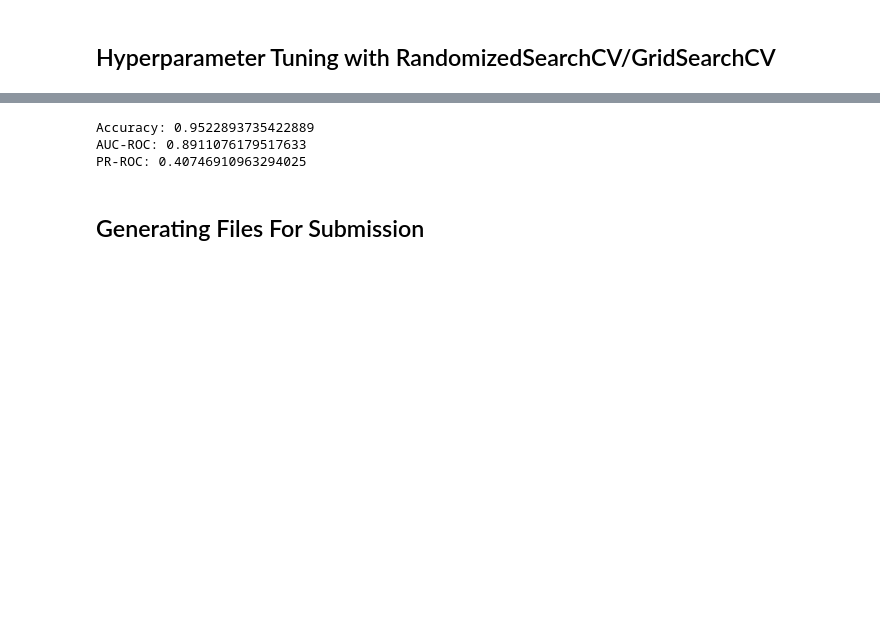
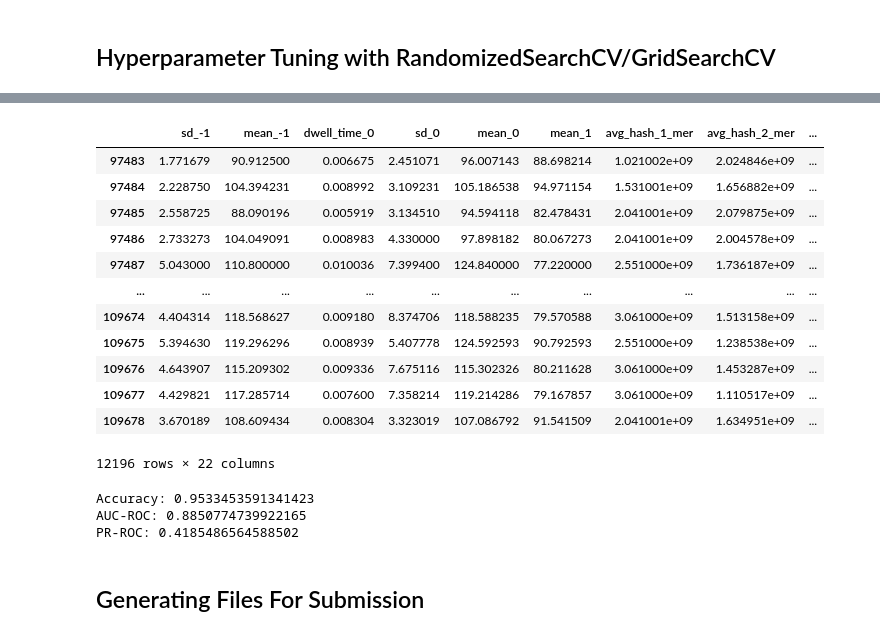
Before and after one commit to luajunan/DSA4262-ateam, a Jupyter notebook: source codes/Model_Training.ipynb, the cells around one changed output, grey strips where cells are left out. Cells and saved outputs as stored; diff of their text form; code cells hidden in the pictures; blank space fills up the shorter version.

```diff
--- a/source codes/Model_Training.ipynb
+++ b/source codes/Model_Training.ipynb
@@ -181,0 +261,16 @@ XGBClassifier(alpha=0.5, base_score=0.5, booster='gbtree',
+# %%
+X_test.iloc[:, rfecv.support_]
+# %% [output]
+|  | sd_-1 | mean_-1 | dwell_time_0 | sd_0 | mean_0 | mean_1 | avg_hash_1_mer | avg_hash_2_mer | ... |
+| 97483 | 1.771679 | 90.912500 | 0.006675 | 2.451071 | 96.007143 | 88.698214 | 1.021002e+09 | 2.024846e+09 | ... |
+| 97484 | 2.228750 | 104.394231 | 0.008992 | 3.109231 | 105.186538 | 94.971154 | 1.531001e+09 | 1.656882e+09 | ... |
+| 97485 | 2.558725 | 88.090196 | 0.005919 | 3.134510 | 94.594118 | 82.478431 | 2.041001e+09 | 2.079875e+09 | ... |
+| 97486 | 2.733273 | 104.049091 | 0.008983 | 4.330000 | 97.898182 | 80.067273 | 2.041001e+09 | 2.004578e+09 | ... |
+| 97487 | 5.043000 | 110.800000 | 0.010036 | 7.399400 | 124.840000 | 77.220000 | 2.551000e+09 | 1.736187e+09 | ... |
+| ... | ... | ... | ... | ... | ... | ... | ... | ... | ... |
+| 109674 | 4.404314 | 118.568627 | 0.009180 | 8.374706 | 118.588235 | 79.570588 | 3.061000e+09 | 1.513158e+09 | ... |
+| 109675 | 5.394630 | 119.296296 | 0.008939 | 5.407778 | 124.592593 | 90.792593 | 2.551000e+09 | 1.238538e+09 | ... |
+| 109676 | 4.643907 | 115.209302 | 0.009336 | 7.675116 | 115.302326 | 80.211628 | 3.061000e+09 | 1.453287e+09 | ... |
+| 109677 | 4.429821 | 117.285714 | 0.007600 | 7.358214 | 119.214286 | 79.167857 | 3.061000e+09 | 1.110517e+09 | ... |
+| 109678 | 3.670189 | 108.609434 | 0.008304 | 3.323019 | 107.086792 | 91.541509 | 2.041001e+09 | 1.634951e+09 | ... |
+12196 rows × 22 columns
@@ -182,8 +279,8 @@ XGBClassifier(alpha=0.5, base_score=0.5, booster='gbtree',
 # %%
 from sklearn.metrics import average_precision_score, roc_auc_score, accuracy_score
 
-y_pred = clf_xgb.predict(X_test.iloc[:, rfecv.support_])
-y_pred_proba = clf_xgb.predict_proba(X_test.iloc[:, rfecv.support_])
+y_pred = clf_xgb.predict(X_test)
+y_pred_proba = clf_xgb.predict_proba(X_test)
 auc_score = roc_auc_score(y_test, y_pred_proba[:,1])
 ap = average_precision_score(y_test, y_pred_proba[:,1])
 
@@ -191,9 +288,9 @@ print("Accuracy:", accuracy_score(y_test, y_pred))
 print("AUC-ROC:", auc_score)
 print("PR-ROC:", ap)
 # %% [output]
-Accuracy: 0.9522893735422889
-AUC-ROC: 0.8911076179517633
-PR-ROC: 0.40746910963294025
+Accuracy: 0.9533453591341423
+AUC-ROC: 0.8850774739922165
+PR-ROC: 0.4185486564588502
 # %% [markdown]
 ## Generating Files For Submission
 # %% [markdown]
```
Also changed, not shown: parts of 23 cells of this notebook.
